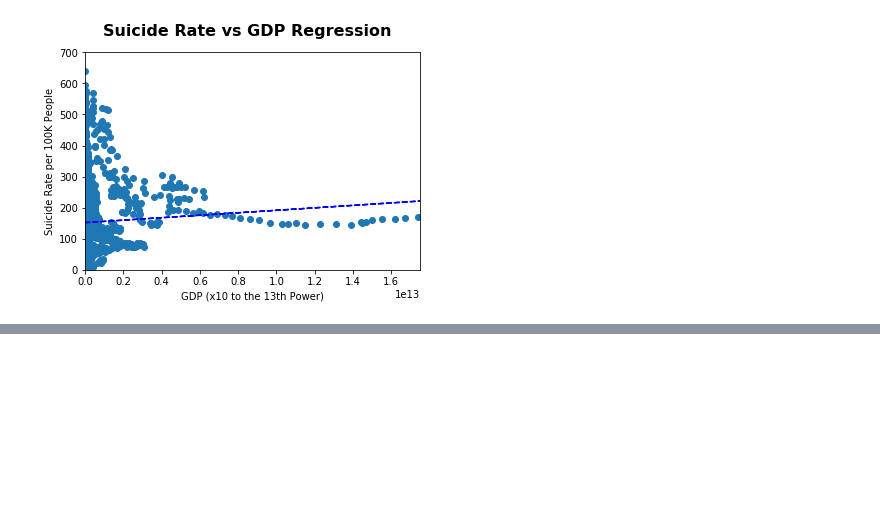
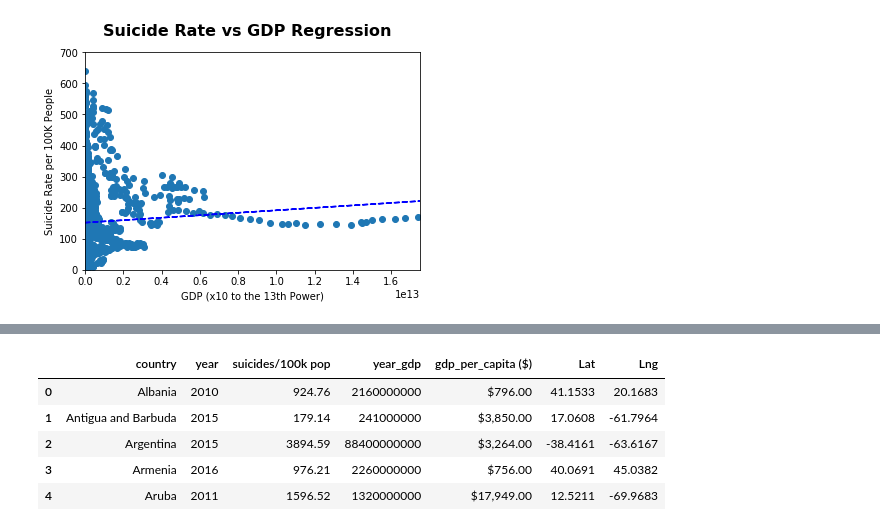
Before and after one commit to industrialhygiene1/suicide_squad, a Jupyter notebook: jread/Suicide_vs_gdp.ipynb, the cells around one changed output, grey strips where cells are left out. Saved outputs shown, nothing was run; the diff lists cells and outputs as text; code cells hidden in the pictures; blank space fills up the shorter version.

```diff
--- a/jread/Suicide_vs_gdp.ipynb
+++ b/jread/Suicide_vs_gdp.ipynb
@@ -107,0 +127,22 @@ plt.show()
+# %%
+params = {"key": gkey}
+
+for index, row in countries_pd.iterrows():
+    base_url = "https://maps.googleapis.com/maps/api/geocode/json"
+
+    country = row['country']
+    params['address'] = f"{country}"
+    country_lat_lng = requests.get(base_url, params=params)
+    country_lat_lng = country_lat_lng.json()
+
+    countries_pd.loc[index, "Lat"] = country_lat_lng["results"][0]["geometry"]["location"]["lat"]
+    countries_pd.loc[index, "Lng"] = country_lat_lng["results"][0]["geometry"]["location"]["lng"]
+
+countries_pd.head()
+# %% [output]
+|  | country | year | suicides/100k pop | year_gdp | gdp_per_capita ($) | Lat | Lng |
+| 0 | Albania | 2010 | 924.76 | 2160000000 | $796.00 | 41.1533 | 20.1683 |
+| 1 | Antigua and Barbuda | 2015 | 179.14 | 241000000 | $3,850.00 | 17.0608 | -61.7964 |
+| 2 | Argentina | 2015 | 3894.59 | 88400000000 | $3,264.00 | -38.4161 | -63.6167 |
+| 3 | Armenia | 2016 | 976.21 | 2260000000 | $756.00 | 40.0691 | 45.0382 |
+| 4 | Aruba | 2011 | 1596.52 | 1320000000 | $17,949.00 | 12.5211 | -69.9683 |
```
Also changed, not shown: parts of 5 cells of this notebook, 3 other files.
